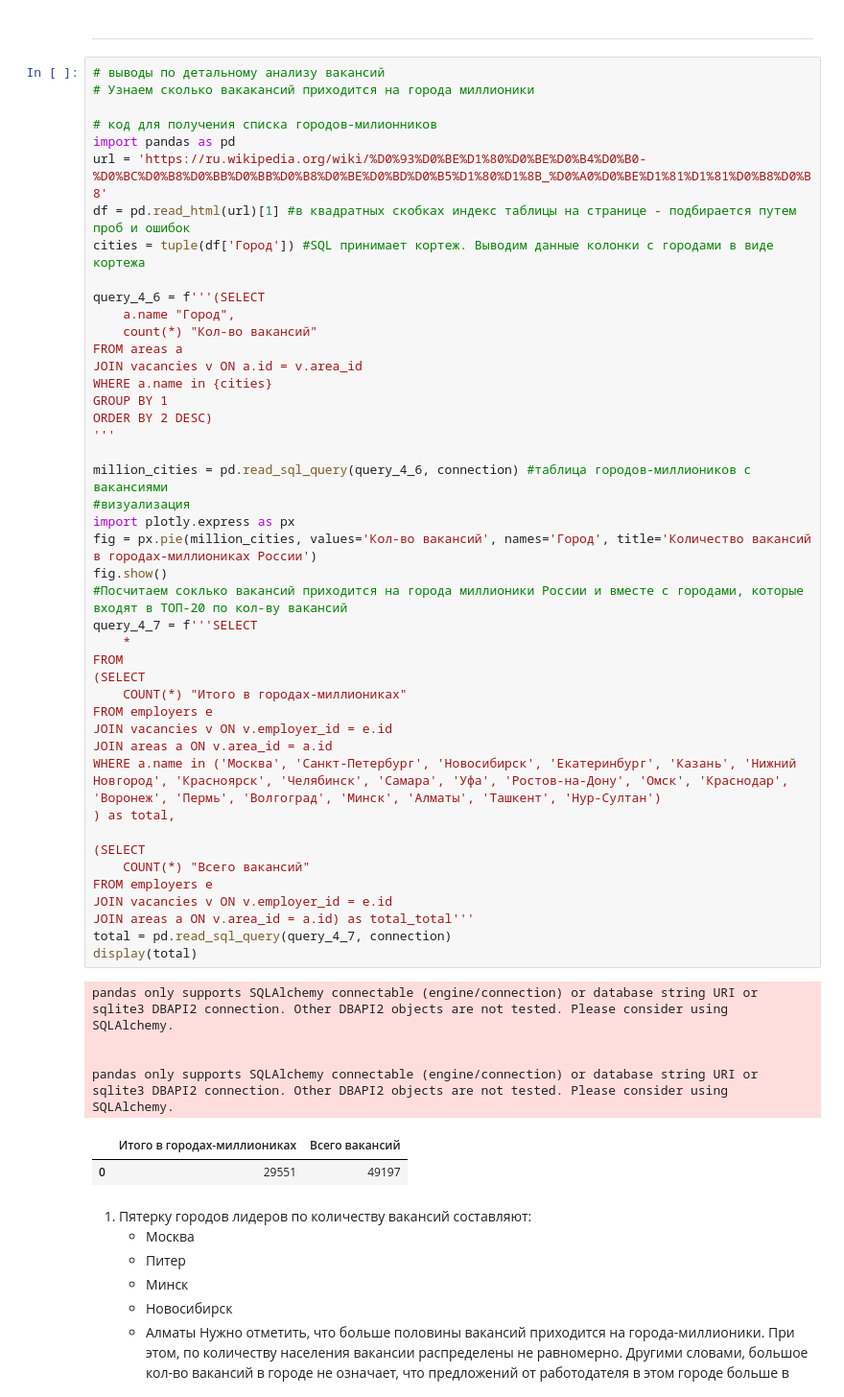
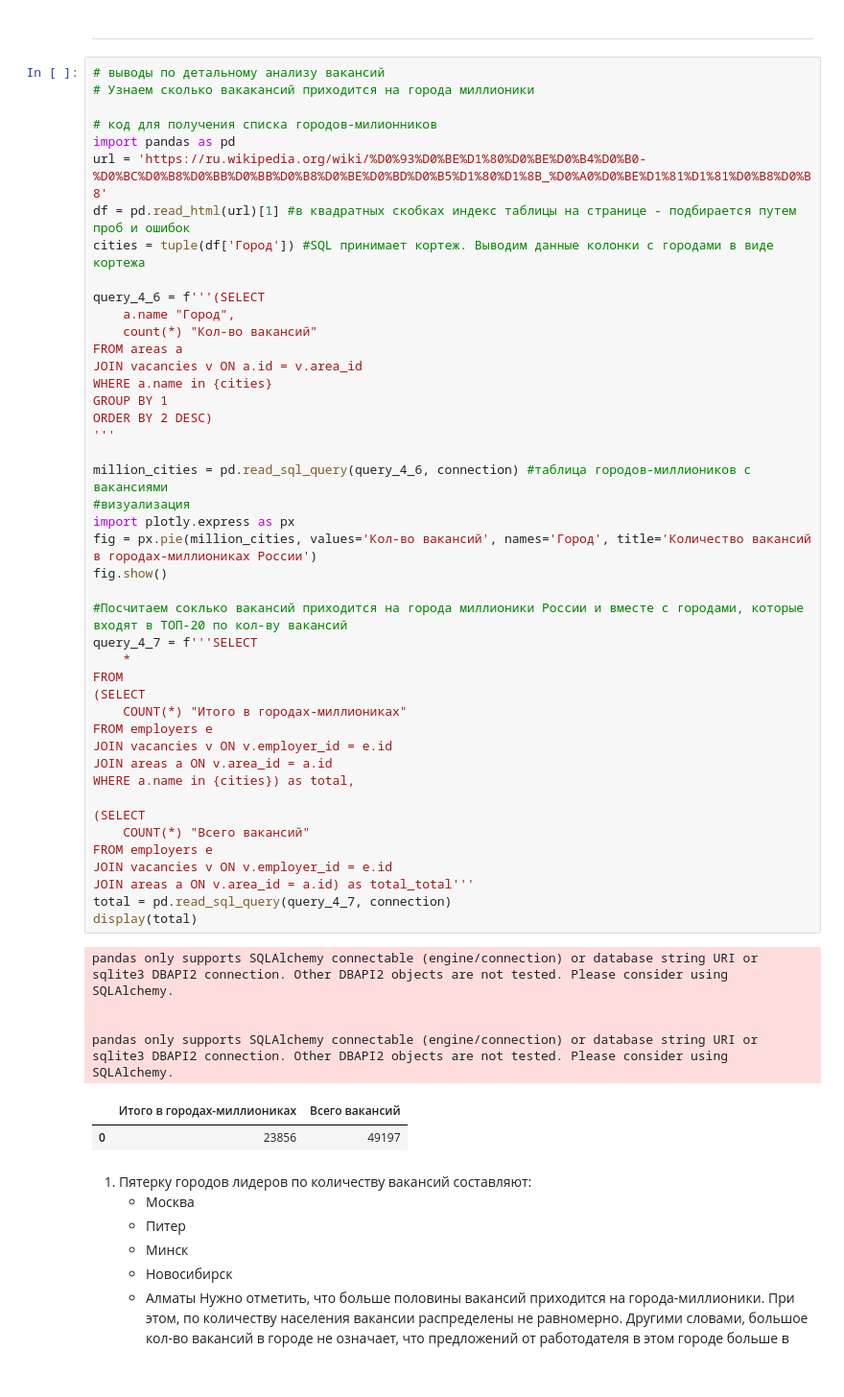
Before and after one commit to galleydata/AnalizeDataWithSQL, a Jupyter notebook: data-analizing.ipynb, the cells around one changed output. Shown at 96% size. Cells and saved outputs as stored; diff of their text form.

```diff
--- a/data-analizing.ipynb
+++ b/data-analizing.ipynb
@@ -262,36 +248,36 @@ ORDER BY 2 DESC)
 '''
 
 million_cities = pd.read_sql_query(query_4_6, connection) #таблица городов-миллиоников с вакансиями
 #визуализация
 import plotly.express as px
 fig = px.pie(million_cities, values='Кол-во вакансий', names='Город', title='Количество вакансий в городах-миллиониках России')
 fig.show()
+
 #Посчитаем соклько вакансий приходится на города миллионики России и вместе с городами, которые входят в ТОП-20 по кол-ву вакансий
 query_4_7 = f'''SELECT
     *
 FROM
 (SELECT
     COUNT(*) "Итого в городах-миллиониках"
 FROM employers e
 JOIN vacancies v ON v.employer_id = e.id
 JOIN areas a ON v.area_id = a.id
-WHERE a.name in ('Москва', 'Санкт-Петербург', 'Новосибирск', 'Екатеринбург', 'Казань', 'Нижний Новгород', 'Красноярск', 'Челябинск', 'Самара', 'Уфа', 'Ростов-на-Дону', 'Омск', 'Краснодар', 'Воронеж', 'Пермь', 'Волгоград', 'Минск', 'Алматы', 'Ташкент', 'Нур-Султан')
-) as total,
+WHERE a.name in {cities}) as total,
 
 (SELECT
     COUNT(*) "Всего вакансий"
 FROM employers e
 JOIN vacancies v ON v.employer_id = e.id
 JOIN areas a ON v.area_id = a.id) as total_total'''
 total = pd.read_sql_query(query_4_7, connection)
 display(total)
 # %% [output]
 pandas only supports SQLAlchemy connectable (engine/connection) or database string URI or sqlite3 DBAPI2 connection. Other DBAPI2 objects are not tested. Please consider using SQLAlchemy.
 
 
 pandas only supports SQLAlchemy connectable (engine/connection) or database string URI or sqlite3 DBAPI2 connection. Other DBAPI2 objects are not tested. Please consider using SQLAlchemy.
 |  | Итого в городах-миллиониках | Всего вакансий |
-| 0 | 29551 | 49197 |
+| 0 | 23856 | 49197 |
 # %% [markdown]
 1. Пятерку городов лидеров по количеству вакансий составляют:
     * Москва
```
Also changed, not shown: parts of 16 cells of this notebook.
